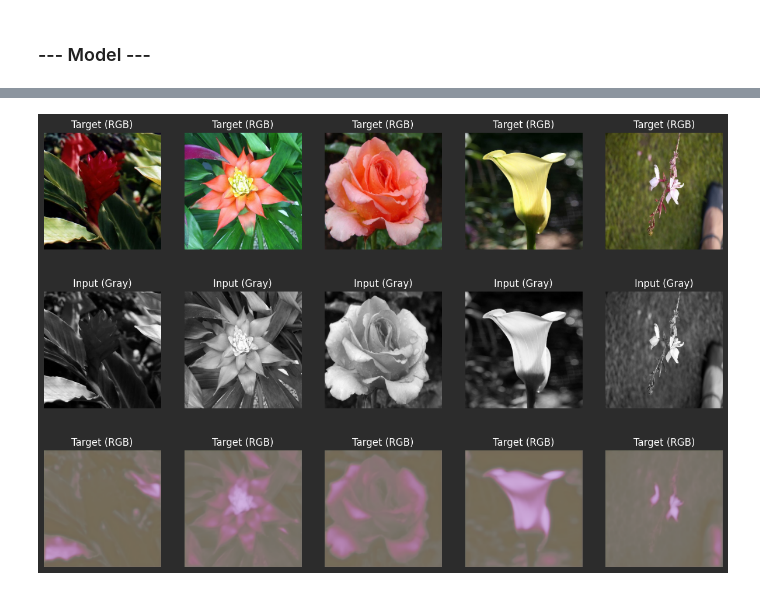
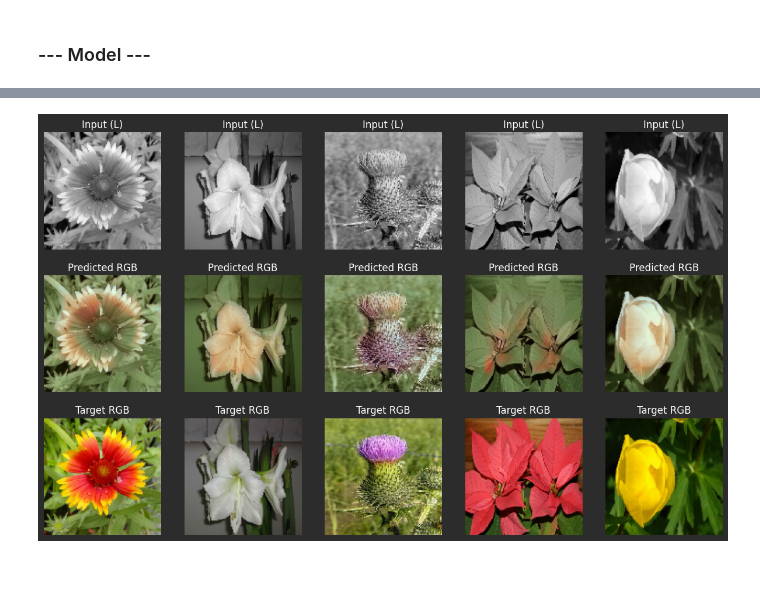
Before and after one commit to KiykoHanna/Simplon_CNN, a Jupyter notebook: Auto_Encod/ex_2.ipynb, the cells around one changed output, grey strips where cells are left out. Drawn from its saved outputs; the diff is of its cells as text; code cells hidden in the pictures.

```diff
--- a/Auto_Encod/ex_2.ipynb
+++ b/Auto_Encod/ex_2.ipynb
@@ -103,7 +103,7 @@ from skimage.color import rgb2lab
 import tensorflow as tf
 import numpy as np
 
-def transform_gray_fast(ds, img_size=(128,128)):
+def transform_gray(ds, img_size=(128,128)):
 
 
     def rgb_to_lab_batch(batch):
@@ -297,32 +300,51 @@ decoded_imgs = model.predict(train_gray_ds)
 # %%
-def show_images(ds, decoded_imgs , n=5):
+def show_predictions(ds, decoded_imgs, n=5):
+    """
+    Visualisation:
+    - Input (L)
+    - Predicted RGB (L + ab_pred)
+    - Target RGB (L + ab_true)
+    """
+    for x_batch, y_batch in ds.take(1):
+        batch_size = x_batch.shape[0]
+        decoded_batch = decoded_imgs[:batch_size]  # берём первый батч
 
-
-    for x_batch, y_batch in ds.take(1):
-        fig, axes = plt.subplots(3, n, figsize=(15, 10))
-        batch_size = x_batch.shape[0]
+        fig, axes = plt.subplots(3, n, figsize=(15, 9))
 
         for i in range(n):
             idx = np.random.randint(batch_size)
 
-            # --- grayscale (input) ---
-            axes[1, i].imshow(tf.squeeze(x_batch[idx]), cmap='gray')
+            # --- Input grayscale ---
+            gray = x_batch[idx, :, :, 0]
+            axes[0, i].imshow(gray, cmap='gray')
+            axes[0, i].axis('off')
+            axes[0, i].set_title("Input (L)")
+
+            # --- Predicted RGB ---
+            L = gray * 100.0
+            ab_pred = decoded_batch[idx] * 255.0 - 128.0
+            lab_pred = np.zeros((L.shape[0], L.shape[1], 3), dtype=np.float32)
+            lab_pred[..., 0] = L
+            lab_pred[..., 1:] = ab_pred
+            rgb_pred = lab2rgb(lab_pred)
+            axes[1, i].imshow(rgb_pred)
             axes[1, i].axis('off')
-            axes[1, i].set_title('Input (Gray)')
+            axes[1, i].set_title("Predicted RGB")
 
-            # --- RGB (target) ---
-            axes[0, i].imshow(tf.cast(y_batch[idx]*255, tf.uint8))
-            axes[0, i].axis('off')
-            axes[0, i].set_title('Target (RGB)')
-
-            # --- RGB (decoded) ---
-            axes[2, i].imshow(tf.cast(decoded_imgs[idx]*255, tf.uint8))
+            # --- Target RGB ---
+            ab_true = y_batch[idx].numpy() * 255.0 - 128.0
+            lab_true = np.zeros((L.shape[0], L.shape[1], 3), dtype=np.float32)
+            lab_true[..., 0] = L
+            lab_true[..., 1:] = ab_true
+            rgb_true = lab2rgb(lab_true)
+            axes[2, i].imshow(rgb_true)
             axes[2, i].axis('off')
-            axes[2, i].set_title('Target (RGB)')
+            axes[2, i].set_title("Target RGB")
 
         plt.show()
         break
 
-show_images(train_gray_ds, decoded_imgs, n=5)
+
+show_predictions(train_gray_ds, decoded_imgs, n=5)
 # %% [output]
-[figure, old version]
+[figure, new version]
```
Also changed, not shown: parts of 8 cells of this notebook, 13 other files.
